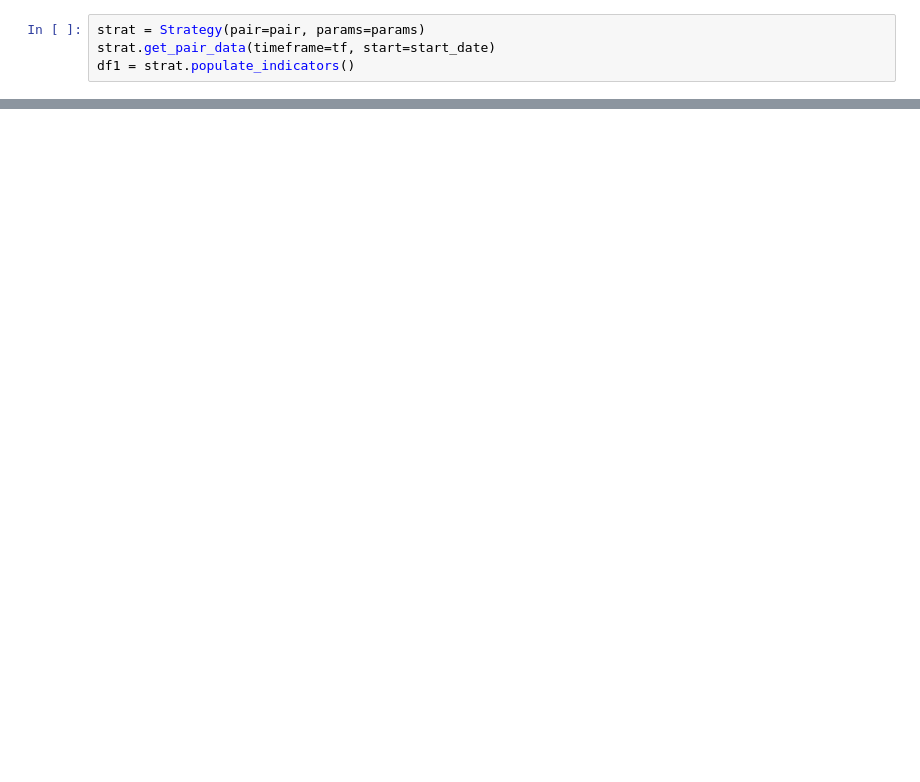
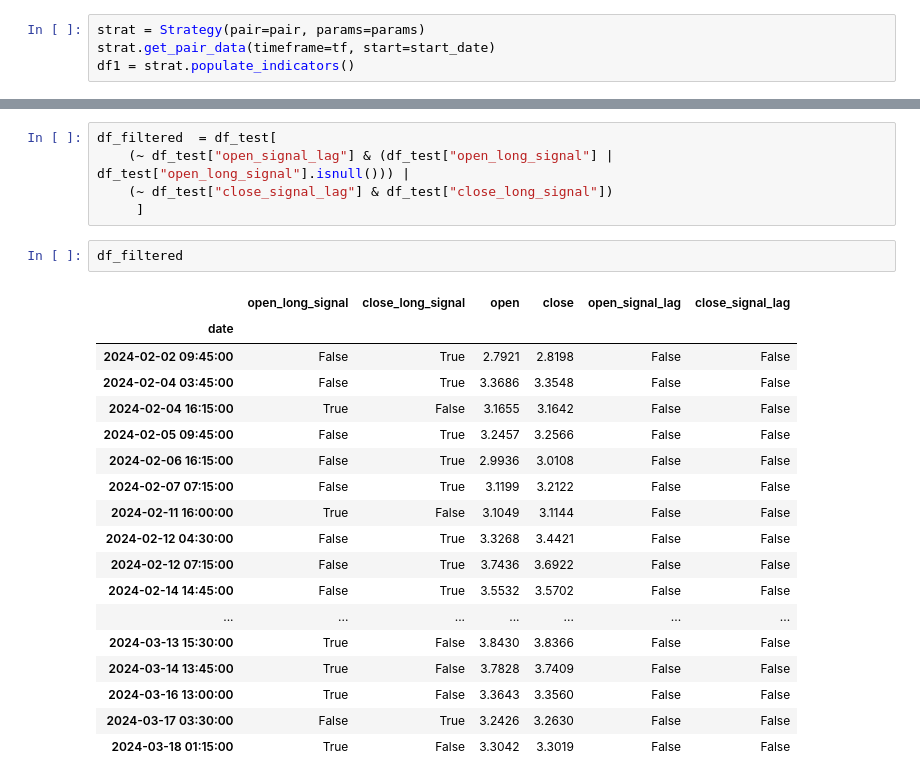
Before and after one commit to thomasclem/autotrade, a Jupyter notebook: strategies/mrat/opti_long_mrat.ipynb, the cells around one changed output, grey strips where cells are left out. Drawn from its saved outputs; the diff is of its cells as text; blank space fills up the shorter version.

```diff
--- a/strategies/mrat/opti_long_mrat.ipynb
+++ b/strategies/mrat/opti_long_mrat.ipynb
@@ -165,0 +210,26 @@ df1.loc[df1["order_number"] == 4].iloc[[0,-1], :]
+# %%
+df_filtered  = df_test[
+    (~ df_test["open_signal_lag"] & (df_test["open_long_signal"] | df_test["open_long_signal"].isnull())) |
+    (~ df_test["close_signal_lag"] & df_test["close_long_signal"])
+     ]
+# %%
+df_filtered
+# %% [output]
+|  | open_long_signal | close_long_signal | open | close | open_signal_lag | close_signal_lag |
+| date |  |  |  |  |  |  |
+| 2024-02-02 09:45:00 | False | True | 2.7921 | 2.8198 | False | False |
+| 2024-02-04 03:45:00 | False | True | 3.3686 | 3.3548 | False | False |
+| 2024-02-04 16:15:00 | True | False | 3.1655 | 3.1642 | False | False |
+| 2024-02-05 09:45:00 | False | True | 3.2457 | 3.2566 | False | False |
+| 2024-02-06 16:15:00 | False | True | 2.9936 | 3.0108 | False | False |
+| 2024-02-07 07:15:00 | False | True | 3.1199 | 3.2122 | False | False |
+| 2024-02-11 16:00:00 | True | False | 3.1049 | 3.1144 | False | False |
+| 2024-02-12 04:30:00 | False | True | 3.3268 | 3.4421 | False | False |
+| 2024-02-12 07:15:00 | False | True | 3.7436 | 3.6922 | False | False |
+| 2024-02-14 14:45:00 | False | True | 3.5532 | 3.5702 | False | False |
+| ... | ... | ... | ... | ... | ... | ... |
+| 2024-03-13 15:30:00 | True | False | 3.8430 | 3.8366 | False | False |
+| 2024-03-14 13:45:00 | True | False | 3.7828 | 3.7409 | False | False |
+| 2024-03-16 13:00:00 | True | False | 3.3643 | 3.3560 | False | False |
+| 2024-03-17 03:30:00 | False | True | 3.2426 | 3.2630 | False | False |
+| 2024-03-18 01:15:00 | True | False | 3.3042 | 3.3019 | False | False |
```
Also changed, not shown: parts of 20 cells of this notebook, 4 other files.
